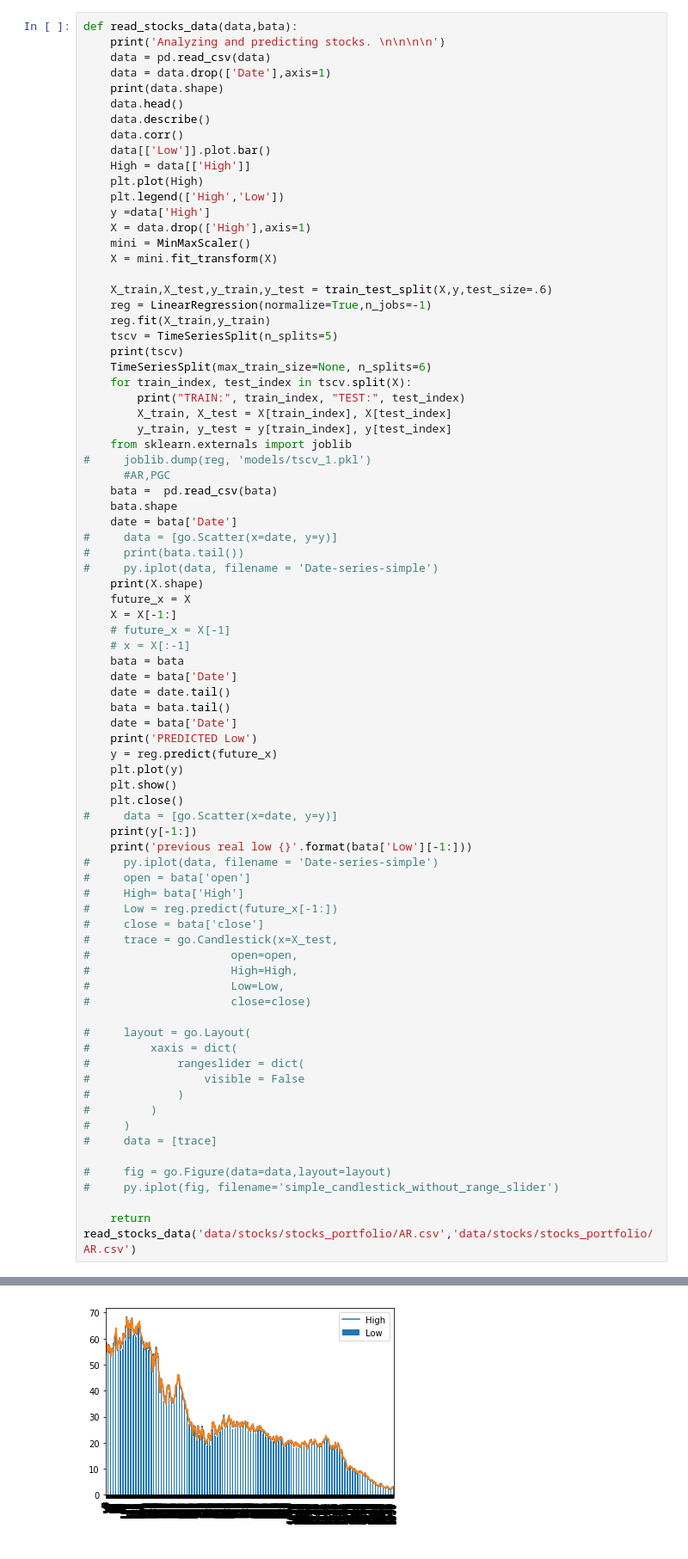
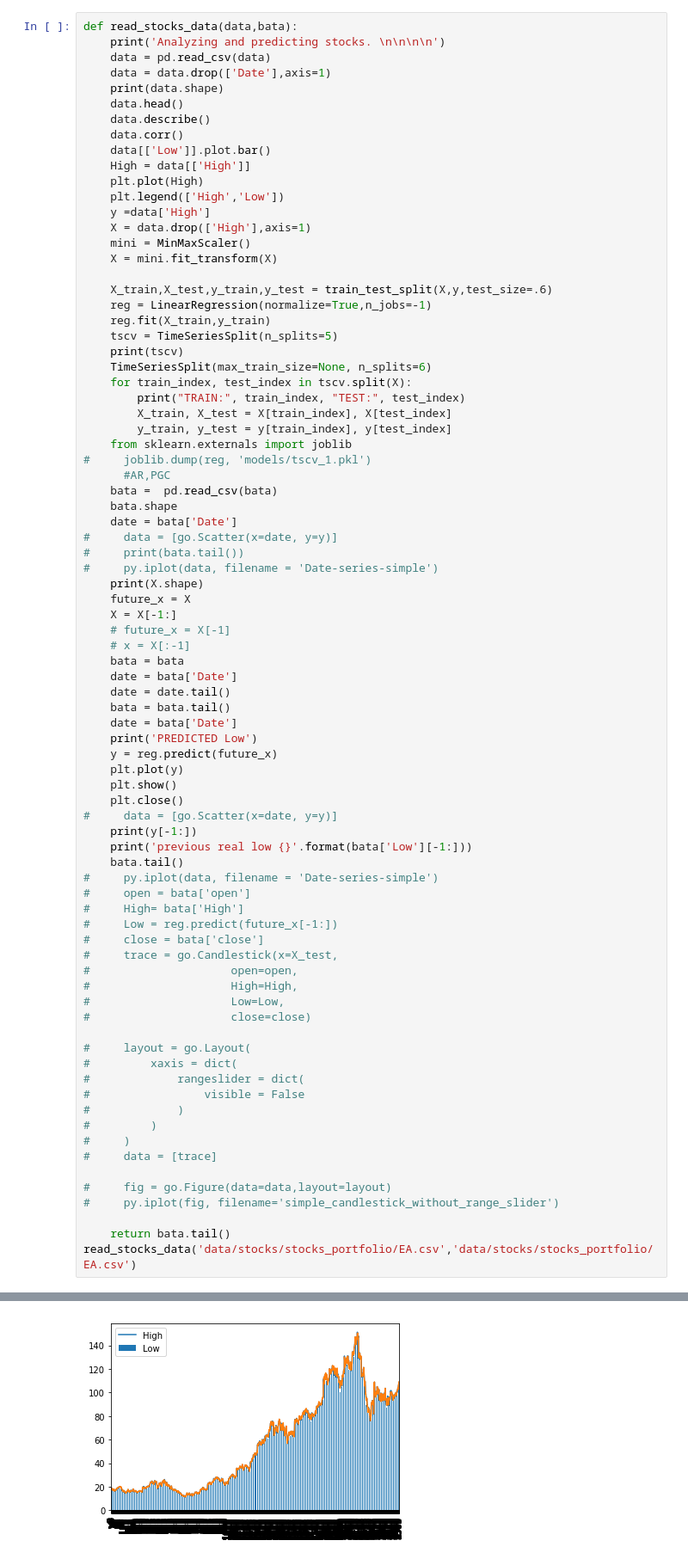
Before and after one commit to CalvinGreen94/portfolio_management, a Jupyter notebook: Linear_Reg__.ipynb, the cells around one changed output, grey strips where cells are left out. Shown at 86% size. Saved outputs shown, nothing was run; the diff lists cells and outputs as text.

```diff
--- a/Linear_Reg__.ipynb
+++ b/Linear_Reg__.ipynb
@@ -160,6 +166,7 @@ def read_stocks_data(data,bata):
 #     data = [go.Scatter(x=date, y=y)]
     print(y[-1:])
     print('previous real low {}'.format(bata['Low'][-1:]))
+    bata.tail()
 #     py.iplot(data, filename = 'Date-series-simple')
 #     open = bata['open']
 #     High= bata['High']
@@ -183,8 +190,8 @@ def read_stocks_data(data,bata):
 #     fig = go.Figure(data=data,layout=layout)
 #     py.iplot(fig, filename='simple_candlestick_without_range_slider')
 
-    return
-read_stocks_data('data/stocks/stocks_portfolio/AR.csv','data/stocks/stocks_portfolio/AR.csv')
+    return bata.tail()
+read_stocks_data('data/stocks/stocks_portfolio/EA.csv','data/stocks/stocks_portfolio/EA.csv')
 # %% [output]
 Analyzing and predicting stocks.
 
@@ -211,2 +218,2 @@ TRAIN: [  0   1   2   3   4   5   6   7   8   9  10  11  12  13  14  15  16  17
 PREDICTED Low
-[figure, old version]
+[figure, new version]
```
Also changed, not shown: parts of 2 cells of this notebook.
